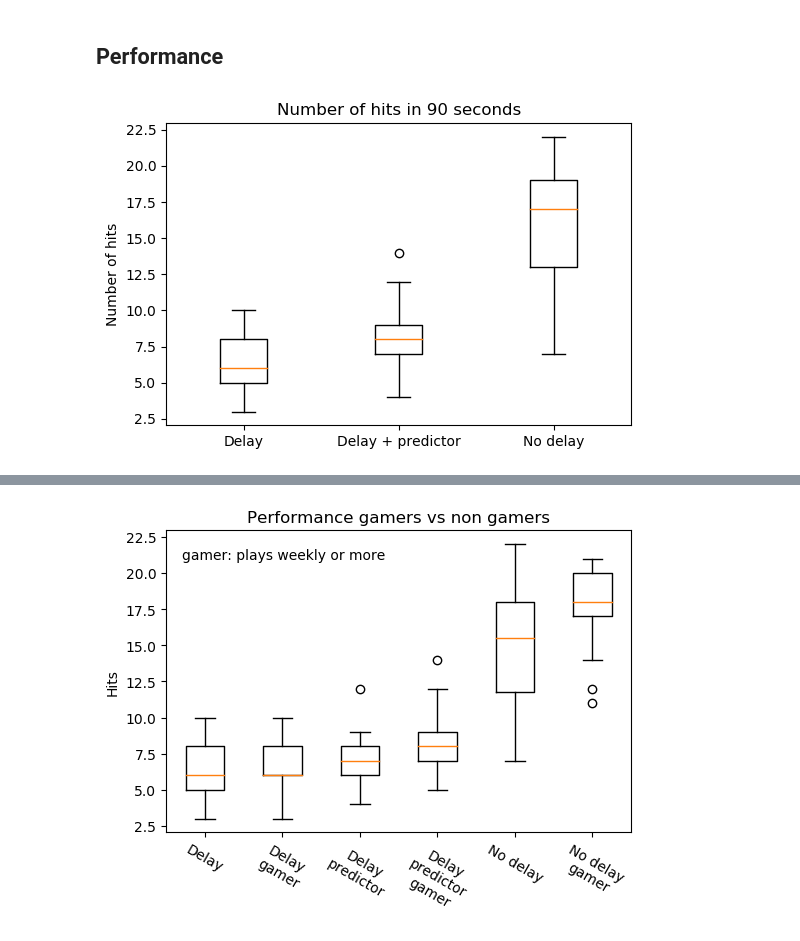
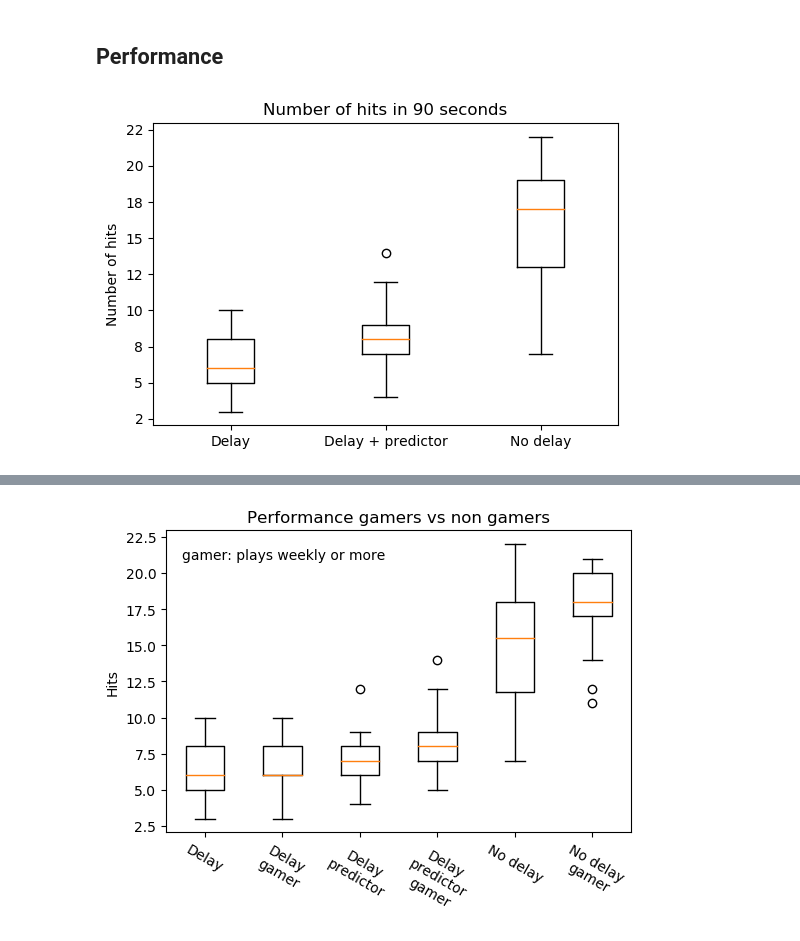
Before and after one commit to martinloland/master_thesis, a Jupyter notebook: data/experiment_data.ipynb, the cells around one changed output, grey strips where cells are left out. Saved outputs shown, nothing was run; the diff lists cells and outputs as text; code cells hidden in the pictures.

```diff
--- a/data/experiment_data.ipynb
+++ b/data/experiment_data.ipynb
@@ -38,10 +41,11 @@ def times_format(x, pos=None):
 # %%
 fig1, ax1 = plt.subplots(dpi=100)
 ax1.set_title('Number of hits in 90 seconds')
 ax1.boxplot(n_hits)
 ax1.xaxis.set_major_formatter(ticker.FuncFormatter(exp_format))
+ax1.set_yticklabels(['{:.0f}'.format(x) for x in ax1.get_yticks()])
 plt.ylabel('Number of hits')
 plt.show()
 # %% [output]
-[figure, old version]
+[figure, new version]
 # %%
```
Also changed, not shown: parts of 22 cells of this notebook, 3 other files.
